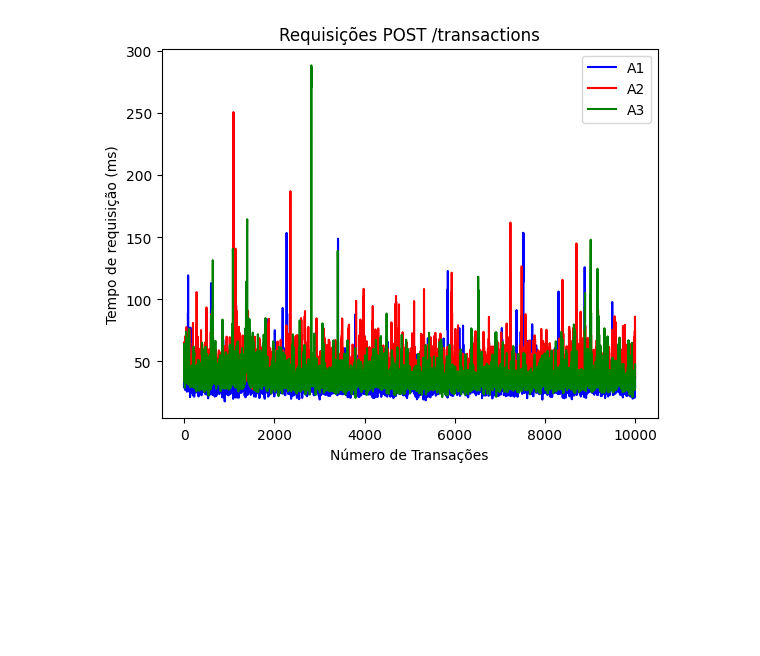
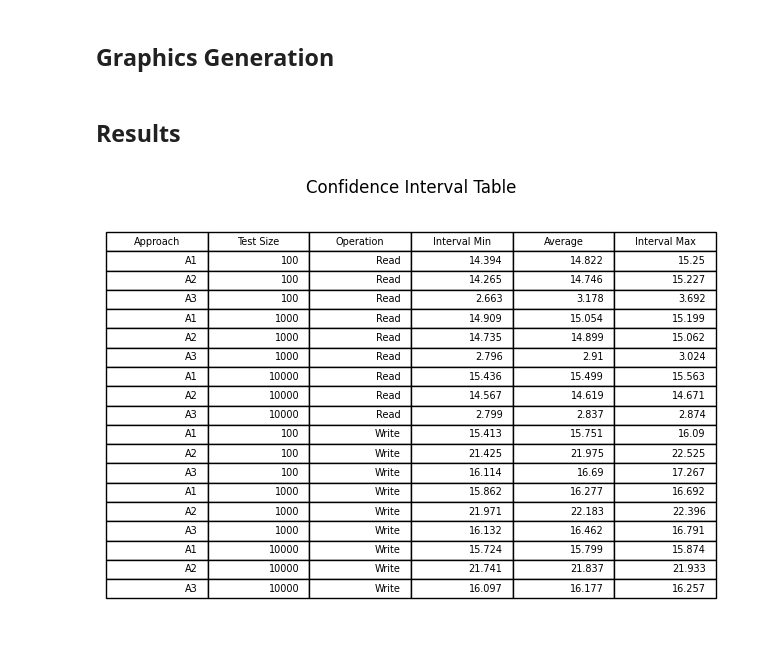
Before and after one commit to augustolimald/financial-application, a Jupyter notebook: results/FinancialApplication.ipynb, the cells around one changed output. Saved outputs shown, nothing was run; the diff lists cells and outputs as text; code cells hidden in the pictures; blank space fills up the shorter version.

```diff
--- a/results/FinancialApplication.ipynb
+++ b/results/FinancialApplication.ipynb
@@ -114,16 +49,41 @@ plt.show()
-# %%
-plt.title('Requisições POST /transactions')
-
-plt.xlabel("Número de Transações")
-plt.ylabel("Tempo de requisição (ms)")
-
-plt.plot(v1PostMetrics, color="blue", label='A1')
-
-plt.plot(v2PostMetrics, color="red", label='A2')
-
-plt.plot(v3PostMetrics, color="green", label='A3')
-
-plt.legend()
-plt.show()
-# %% [output]
-[figure, removed]
+# %%
+# Scenario 1 (100 transactions)
+v1s1GetMetrics, v1s1PostMetrics = processFile(getPath(100, 1))
+v1s1GetAverage, v1s1GetDifference = getAverageAndDifference(v1s1GetMetrics)
+v1s1PostAverage, v1s1PostDifference = getAverageAndDifference(v1s1PostMetrics)
+
+v2s1GetMetrics, v2s1PostMetrics = processFile(getPath(100, 2))
+v2s1GetAverage, v2s1GetDifference = getAverageAndDifference(v2s1GetMetrics)
+v2s1PostAverage, v2s1PostDifference = getAverageAndDifference(v2s1PostMetrics)
+
+v3s1GetMetrics, v3s1PostMetrics = processFile(getPath(100, 3))
+v3s1GetAverage, v3s1GetDifference = getAverageAndDifference(v3s1GetMetrics)
+v3s1PostAverage, v3s1PostDifference = getAverageAndDifference(v3s1PostMetrics)
+
+# Scenario 2 (1000 transactions)
+v1s2GetMetrics, v1s2PostMetrics = processFile(getPath(1000, 1))
+v1s2GetAverage, v1s2GetDifference = getAverageAndDifference(v1s2GetMetrics)
+v1s2PostAverage, v1s2PostDifference = getAverageAndDifference(v1s2PostMetrics)
+
+v2s2GetMetrics, v2s2PostMetrics = processFile(getPath(1000, 2))
+v2s2GetAverage, v2s2GetDifference = getAverageAndDifference(v2s2GetMetrics)
+v2s2PostAverage, v2s2PostDifference = getAverageAndDifference(v2s2PostMetrics)
+
+v3s2GetMetrics, v3s2PostMetrics = processFile(getPath(1000, 3))
+v3s2GetAverage, v3s2GetDifference = getAverageAndDifference(v3s2GetMetrics)
+v3s2PostAverage, v3s2PostDifference = getAverageAndDifference(v3s2PostMetrics)
+
+# Scenario 3 (10000 transactions)
+v1s3GetMetrics, v1s3PostMetrics = processFile(getPath(10000, 1))
+v1s3GetAverage, v1s3GetDifference = getAverageAndDifference(v1s3GetMetrics)
+v1s3PostAverage, v1s3PostDifference = getAverageAndDifference(v1s3PostMetrics)
+
+v2s3GetMetrics, v2s3PostMetrics = processFile(getPath(10000, 2))
+v2s3GetAverage, v2s3GetDifference = getAverageAndDifference(v2s3GetMetrics)
+v2s3PostAverage, v2s3PostDifference = getAverageAndDifference(v2s3PostMetrics)
+
+v3s3GetMetrics, v3s3PostMetrics = processFile(getPath(10000, 3))
+v3s3GetAverage, v3s3GetDifference = getAverageAndDifference(v3s3GetMetrics)
+v3s3PostAverage, v3s3PostDifference = getAverageAndDifference(v3s3PostMetrics)
+# %% [markdown]
+## Graphics Generation
@@ -129,0 +203,6 @@ plt.show()
+# %% [markdown]
+## Results
+# %%
+generateConfidenceIntervalTable()
+# %% [output]
+[figure, added]
```
Also changed, not shown: parts of 12 cells of this notebook.
